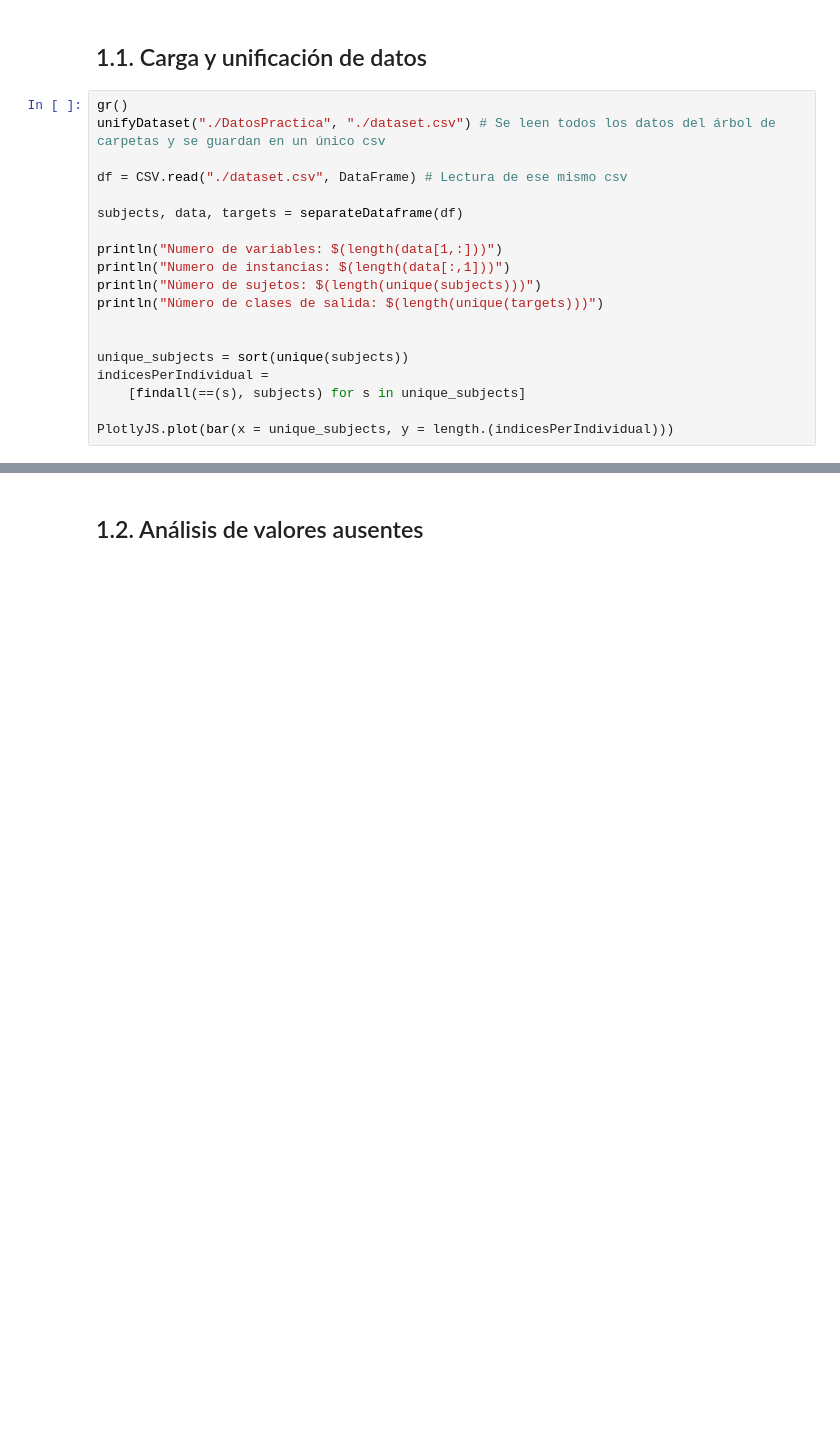
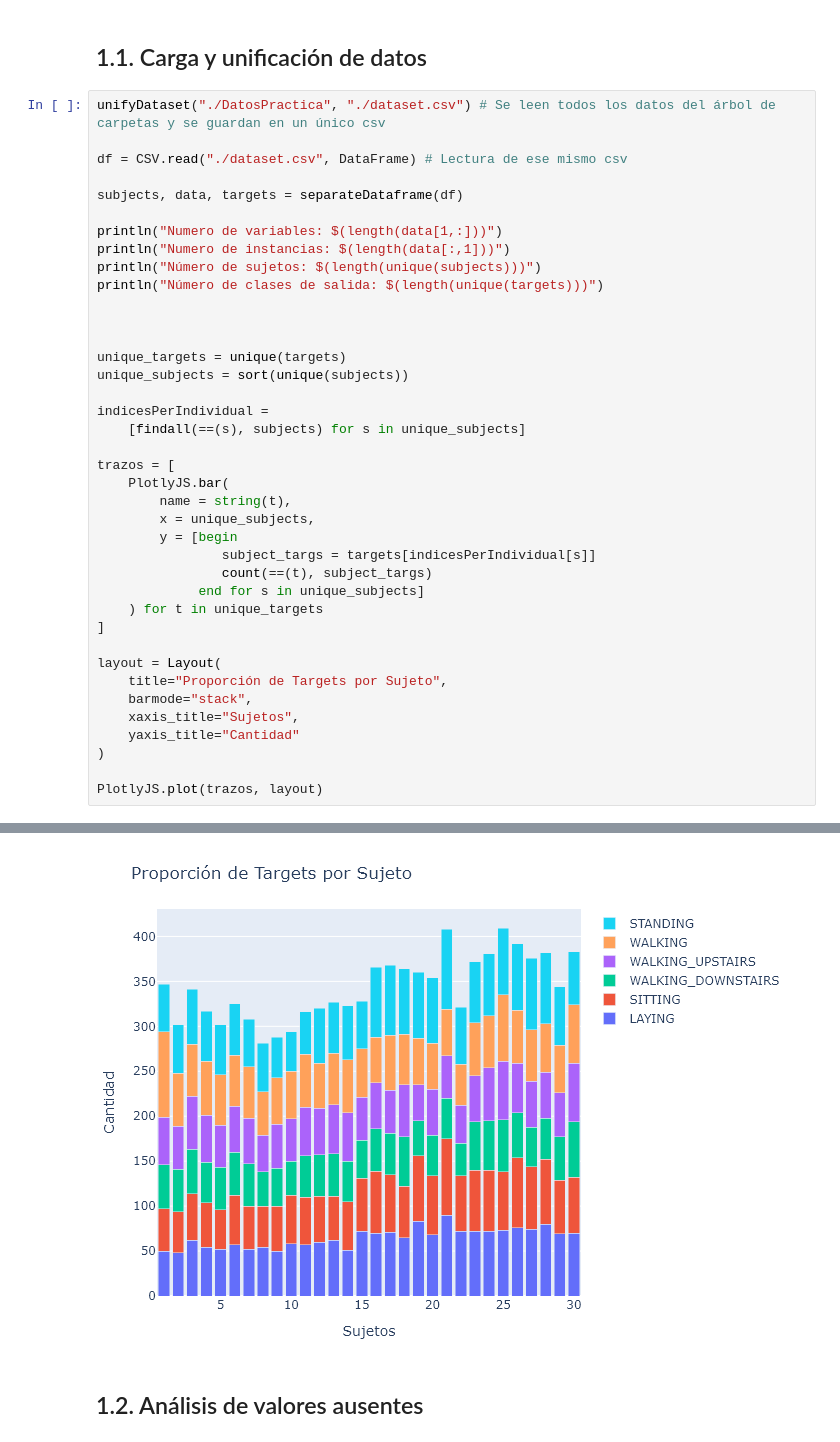
Before and after one commit to rodrigogarciar1/MAAAI, a Jupyter notebook: PracticaFinal/P2_Notebook.ipynb, the cells around one changed output, grey strips where cells are left out. Drawn from its saved outputs; the diff is of its cells as text; blank space fills up the shorter version.

Commit message:
fix: plots, voting

```diff
--- a/PracticaFinal/P2_Notebook.ipynb
+++ b/PracticaFinal/P2_Notebook.ipynb
@@ -88,7 +104,6 @@ EvoTrees.EvoTreeClassifier
 # %% [markdown]
 ## 1.1. Carga y unificación de datos
 # %%
-gr()
 unifyDataset("./DatosPractica", "./dataset.csv") # Se leen todos los datos del árbol de carpetas y se guardan en un único csv
 
 df = CSV.read("./dataset.csv", DataFrame) # Lectura de ese mismo csv
@@ -101,11 +116,32 @@ println("Número de sujetos: $(length(unique(subjects)))")
 println("Número de clases de salida: $(length(unique(targets)))")
 
 
+
+unique_targets = unique(targets)
 unique_subjects = sort(unique(subjects))
+
 indicesPerIndividual =
     [findall(==(s), subjects) for s in unique_subjects]
 
-PlotlyJS.plot(bar(x = unique_subjects, y = length.(indicesPerIndividual)))
+trazos = [
+    PlotlyJS.bar(
+        name = string(t),
+        x = unique_subjects,
+        y = [begin
+                subject_targs = targets[indicesPerIndividual[s]]
+                count(==(t), subject_targs)
+             end for s in unique_subjects]
+    ) for t in unique_targets
+]
+
+layout = Layout(
+    title="Proporción de Targets por Sujeto",
+    barmode="stack",
+    xaxis_title="Sujetos",
+    yaxis_title="Cantidad"
+)
+
+PlotlyJS.plot(trazos, layout)
 # %% [output]
 Numero de variables: 561
 Numero de instancias: 10299
@@ -118,3 +150,4 @@ Closest candidates are:
+[figure, added]
 # %% [markdown]
 ## 1.2. Análisis de valores ausentes
 # %%
```
Also changed, not shown: parts of 11 cells of this notebook, 1 other file.
